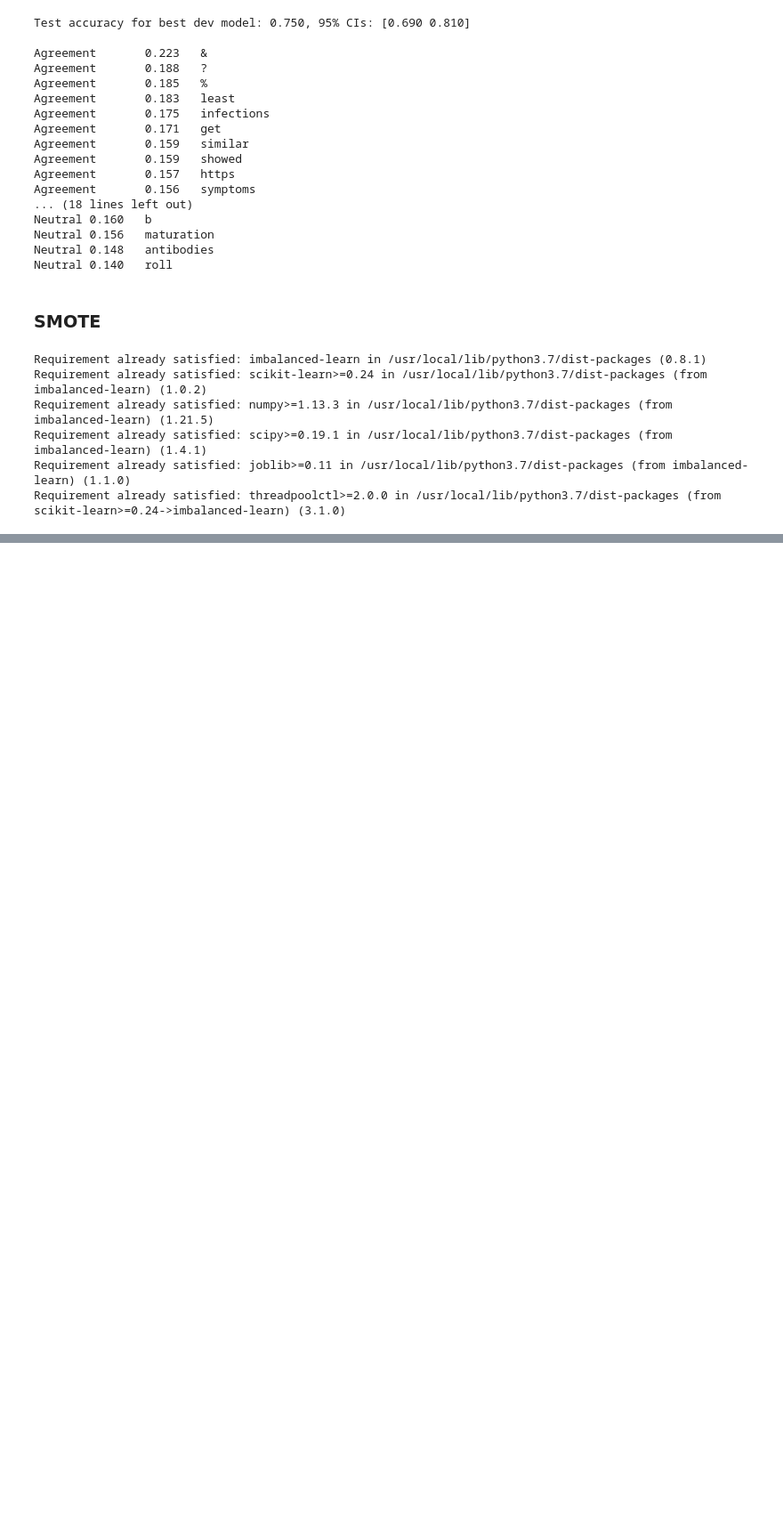
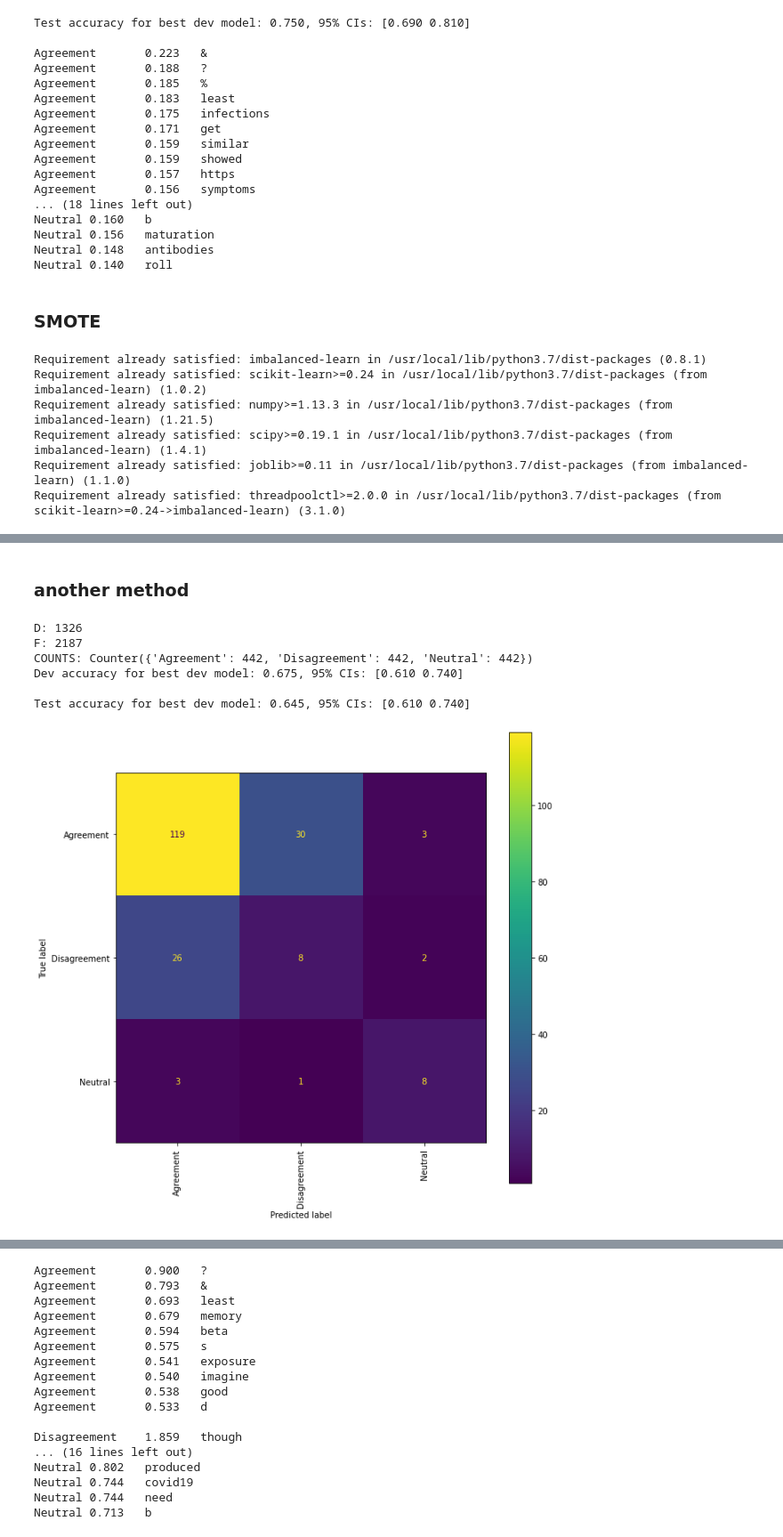
Before and after one commit to mangalm96/agreement_reddit_ap, a Jupyter notebook: LogReg.ipynb, the cells around one changed output, grey strips where cells are left out. Shown at 89% size. Saved outputs shown, nothing was run; the diff lists cells and outputs as text; code cells hidden in the pictures; blank space fills up the shorter version.

```diff
--- a/LogReg.ipynb
+++ b/LogReg.ipynb
@@ -779,6 +779,10 @@ class Classifier_SMOTE:
         print("D:",D)
         print("F:",F)
 
+        # summarize the new class distribution
+        counter = Counter(self.trainY)
+        print("COUNTS:",counter)
+
         best_dev_accuracy=0
         best_model=None
         for C in [0.1, 1, 10, 100]:
@@ -893,0 +1067,2 @@ Neutral 0.379   need
+# %%
+run_punct(trainingFile, devFile, testFile)
@@ -893,0 +1095,2 @@ Neutral 0.379   need
+# %% [markdown]
+### another method
@@ -893,0 +1241,41 @@ Neutral 0.379   need
+# %%
+def run_punct(trainingFile, devFile, testFile):
+    trainX, trainY=load_data(trainingFile)
+    devX, devY=load_data(devFile)
+    testX, testY=load_data(testFile)
+
+    # remove stopwords
+    trainX = list(map(remove_stop_df, trainX))
+    devX = list(map(remove_stop_df, devX))
+    testX = list(map(remove_stop_df, testX))
+
+    # remove punct
+    trainX = list(map(punct_removal, trainX))
+    devX = list(map(punct_removal, devX))
+    testX = list(map(punct_removal, testX))
+
+    simple_classifier = Classifier_SMOTE_undersample(binary_bow_featurize, trainX, trainY, devX, devY, testX, testY)
+    simple_classifier.train()
+    accuracy_test=simple_classifier.test()
+    accuracy_dev=simple_classifier.dev()
+
+
+    lower, upper=confidence_intervals(accuracy_dev, len(devY), .95)
+    print("Dev accuracy for best dev model: %.3f, 95%% CIs: [%.3f %.3f]\n" % (accuracy_dev, lower, upper))
+    lower, upper=confidence_intervals(accuracy_dev, len(testY), .95)
+    print("Test accuracy for best dev model: %.3f, 95%% CIs: [%.3f %.3f]\n" % (accuracy_test, lower, upper))
+
+    print_confusion(simple_classifier)
+    print_confusion_test(simple_classifier)
+
+    simple_classifier.printWeights()
+# %%
+run_punct(trainingFile, devFile, testFile)
+# %% [output]
+D: 1326
+F: 2187
+COUNTS: Counter({'Agreement': 442, 'Disagreement': 442, 'Neutral': 442})
+Dev accuracy for best dev model: 0.675, 95% CIs: [0.610 0.740]
+
+Test accuracy for best dev model: 0.645, 95% CIs: [0.610 0.740]
+[figure, added]
@@ -893,0 +1283,17 @@ Neutral 0.379   need
+Agreement       0.900   ?
+Agreement       0.793   &
+Agreement       0.693   least
+Agreement       0.679   memory
+Agreement       0.594   beta
+Agreement       0.575   s
+Agreement       0.541   exposure
+Agreement       0.540   imagine
+Agreement       0.538   good
+Agreement       0.533   d
+
+Disagreement    1.859   though
+... (16 lines left out)
+Neutral 0.802   produced
+Neutral 0.744   covid19
+Neutral 0.744   need
+Neutral 0.713   b
```
Also changed, not shown: parts of 10 cells of this notebook.
